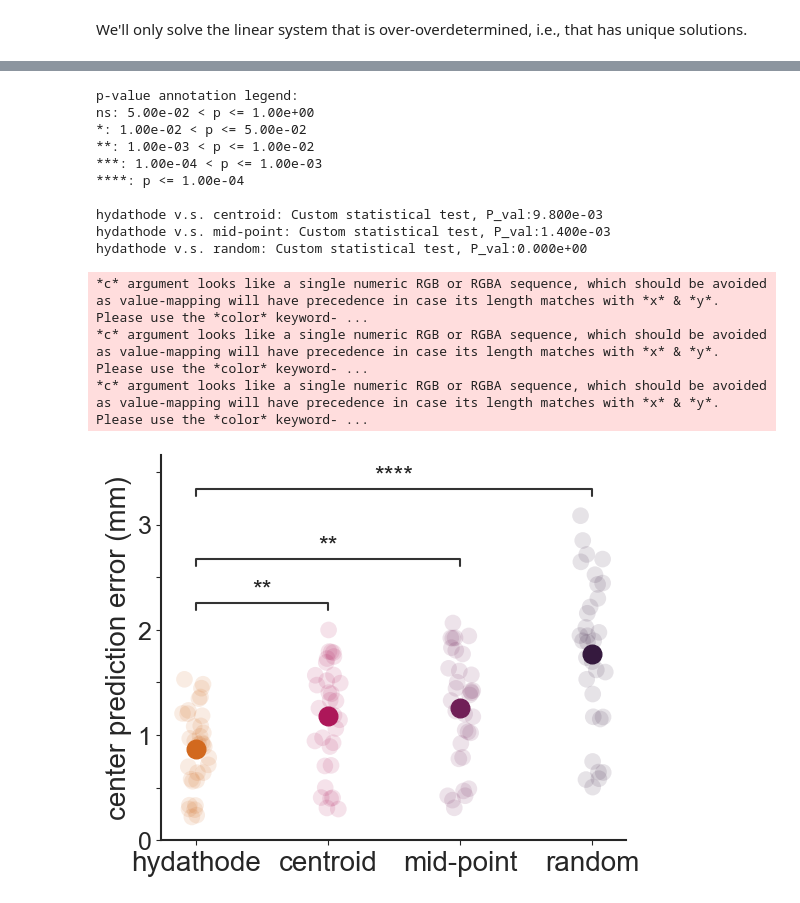
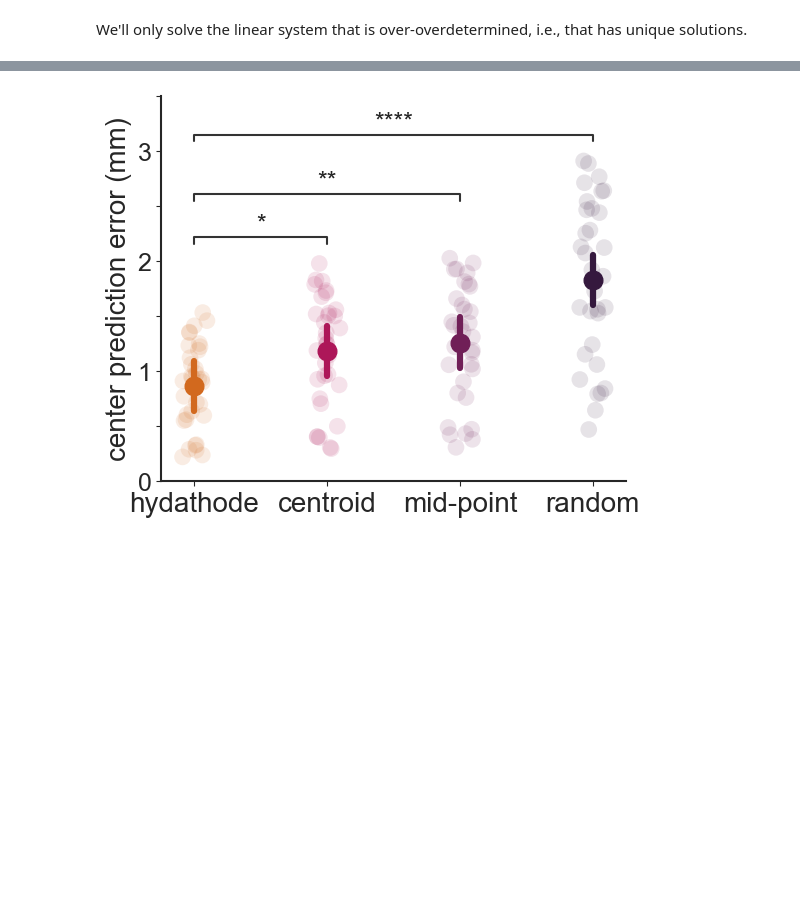
Before and after one commit to cici-xingyu-zheng/VoronoiVein, a Jupyter notebook: voronoi_tests/notebooks/voronoi_test_all_samples.ipynb, the cells around one changed output, grey strips where cells are left out. Saved outputs shown, nothing was run; the diff lists cells and outputs as text; code cells hidden in the pictures; blank space fills up the shorter version.

```diff
--- a/voronoi_tests/notebooks/voronoi_test_all_samples.ipynb
+++ b/voronoi_tests/notebooks/voronoi_test_all_samples.ipynb
@@ -204,7 +193,7 @@ intercept = intercept.reshape((5,2000,1))
 sns.color_palette("rocket_r")
 sns.set_style("white")
 order = ['hydathode', 'centroid', 'mid-point', 'random']
-colors = ['chocolate', sns.color_palette("rocket_r")[3], sns.color_palette("rocket_r")[4], sns.color_palette("rocket_r")[5]]
+colors = ['chocolate', np.atleast_2d(sns.color_palette("rocket_r")[3]), np.atleast_2d(sns.color_palette("rocket_r")[4]), np.atleast_2d(sns.color_palette("rocket_r")[5])]
 palette = dict(zip(order, colors))
 # %%
 pvalues = [(slopes[:,:,0] <= 0).sum()/10000, (slopes[:,:,1] <= 0).sum()/10000, (slopes[:,:,2] <= 0).sum()/10000]
@@ -402,6 +356,12 @@ def spatial_overlap(sample):
     vor = Voronoi(seeds)
     bounded_regions = jaccard_similarity.bounded_polygons(G, vor)
     J_list = jaccard_similarity.overlap_test(G, seeds, bounded_regions)
+
+    ######  Comment the below lines to track the testing process! #############
+    # create a text trap and redirect stdout
+    text_trap = io.StringIO()
+    sys.stdout = text_trap
+    ###########################################################################
 
     print(f'start area test for {sample}  \n')
 
@@ -422,6 +382,11 @@ def spatial_overlap(sample):
 
     print(f'Finish area test. \n')
 
+    ######  Comment the below lines to track the testing process! #############
+    # now restore stdout function
+    sys.stdout = sys.__stdout__
+    ###########################################################################
+
     return J_list.mean(), centroid_J_list.mean(), midpoint_J_list.mean(), random_J_list.mean()
 # %%
 for i, sample in enumerate(sample_list):
@@ -567,6 +501,12 @@ predict_err_arr = np.zeros([34,4])
 def center_error_gcc_best(sample):
 
     'helper function to streamline the Voronoi II test for a single sample'
+
+    ######  Comment the below lines to track the testing process! #############
+    # create a text trap and redirect stdout
+    text_trap = io.StringIO()
+    sys.stdout = text_trap
+    ###########################################################################
 
     print(f'Predict center for {sample}  \n')
 
@@ -593,6 +533,11 @@ def center_error_gcc_best(sample):
 
     print(f'done with {sample}! ~~~~~~~~~~~~~~~~~~~~~~~~~ \n')
 
+    ######  Comment the below lines to track the testing process! #############
+    # now restore stdout function
+    sys.stdout = sys.__stdout__
+    ###########################################################################
+
     return mean_dist_rand, cent_dist_rand, mid_dist_rand, rand_dist_rand
 # %%
 for i, sample in enumerate(sample_list):
@@ -711,4 +589,4 @@ melted_predict_err_df["type"]  = pd.Categorical(melted_predict_err_df["type"].to
 # %%
-pred_model= bmb.Model("error ~ type + (1|plant)", melted_predict_err_df, dropna=True, categorical = "type")
+pred_model= bmb.Model("error_mm ~ type + (1|plant)", melted_predict_err_df, dropna=True, categorical = "type")
 pred_results =pred_model.fit(chains=5, draws=2000)
 # %% [output]
@@ -775,46 +644,33 @@ x = list(range(4))
 y_lower = [np.percentile(a = intercept, q = 2.5)] + np.percentile(a = slopes + intercept, axis = [0,1], q = 2.5).tolist()
 y_higher = [np.percentile(a = intercept, q = 97.5)] + np.percentile(a = slopes + intercept, axis = [0,1], q = 97.5).tolist()
 y = [az.summary(pred_results)['mean']['Intercept'],
            az.summary(pred_results)['mean']['Intercept'] + az.summary(pred_results)['mean']['type[centroid]'],
            az.summary(pred_results)['mean']['Intercept'] + az.summary(pred_results)['mean']['type[mid-point]'],
            az.summary(pred_results)['mean']['Intercept'] + az.summary(pred_results)['mean']['type[random]']]
 for i in range(4):
     ax.plot([x[i], x[i]], [y_lower[i], y_higher[i]],  c = colors[i], lw = 4.5)
 for i in range(4):
-    ax.scatter(x[i], y[i]/173.12,  c = colors[i], s = 180, zorder = 2)
+    ax.scatter(x[i], y[i],  c = colors[i], s = 180, zorder = 2)
 
 
 # ax.set_title('Voronoi I: angle test (n = 34)', fontsize = 15)
 ax.set_xticklabels(['hydathode', 'centroid', 'mid-point', 'random'], fontsize = 20)
 ax.set_xlabel(None)
 ax.set_ylabel('center prediction error (mm)', fontsize = 20)
 ax.set_yticks([0, .5, 1, 1.5, 2, 2.5, 3, 3.5])
 ax.set_yticklabels(labels = [0, None, 1, None, 2, None, 3, None], fontsize = 18)
 
 
 # Hide the right and top spines
 ax.spines.right.set_visible(False)
 ax.spines.top.set_visible(False)
 
 # Only show ticks on the left and bottom spines
 ax.yaxis.set_ticks_position('left')
 ax.xaxis.set_ticks_position('bottom')
 
 plt.setp(ax.spines.values(), linewidth=1.5)
-å
+
 plt.show()
 # %% [output]
-p-value annotation legend:
-ns: 5.00e-02 < p <= 1.00e+00
-*: 1.00e-02 < p <= 5.00e-02
-**: 1.00e-03 < p <= 1.00e-02
-***: 1.00e-04 < p <= 1.00e-03
-****: p <= 1.00e-04
-
-hydathode v.s. centroid: Custom statistical test, P_val:9.800e-03
-hydathode v.s. mid-point: Custom statistical test, P_val:1.400e-03
-hydathode v.s. random: Custom statistical test, P_val:0.000e+00
-*c* argument looks like a single numeric RGB or RGBA sequence, which should be avoided as value-mapping will have precedence in case its length matches with *x* & *y*.  Please use the *color* keyword- ...
-*c* argument looks like a single numeric RGB or RGBA sequence, which should be avoided as value-mapping will have precedence in case its length matches with *x* & *y*.  Please use the *color* keyword- ...
-*c* argument looks like a single numeric RGB or RGBA sequence, which should be avoided as value-mapping will have precedence in case its length matches with *x* & *y*.  Please use the *color* keyword- ...
-[figure, old version]
+[figure, new version]
```
Also changed, not shown: parts of 25 cells of this notebook.
